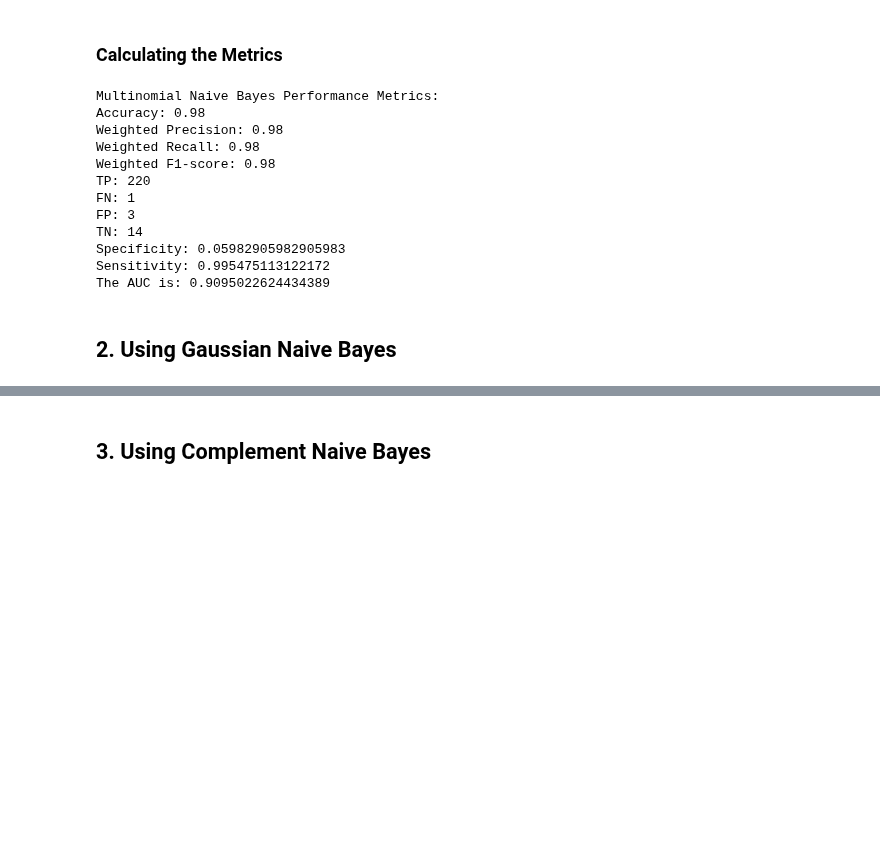
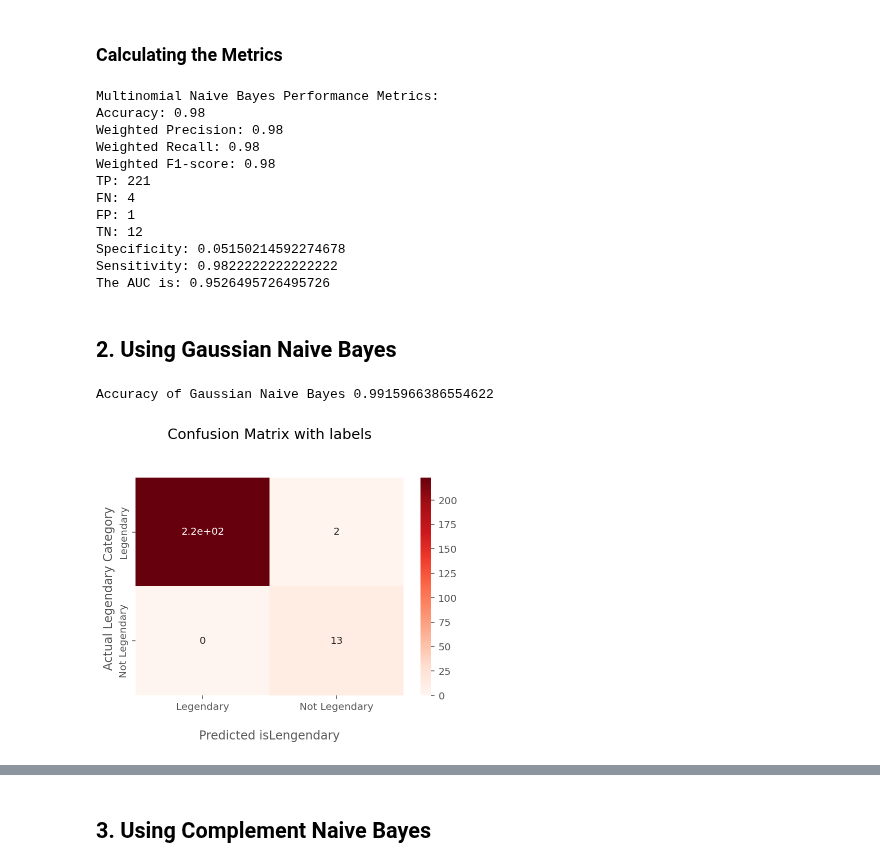
Before and after one commit to AAMAB/F21DL, a Jupyter notebook: Group17 DMML.ipynb, the cells around one changed output, grey strips where cells are left out. Saved outputs shown, nothing was run; the diff lists cells and outputs as text; code cells hidden in the pictures; blank space fills up the shorter version.

```diff
--- a/Group17 DMML.ipynb
+++ b/Group17 DMML.ipynb
@@ -774,46 +791,36 @@ plt.show()
 # %% [markdown]
 ### Calculating the Metrics
 # %%
-# Using the method evalMetric function defined in Week 3 to calculate accuracy, precision, recall, and f-1
-
-evalMetrics(y_test, predicted, "Multinomial Naive Bayes Performance Metrics: ")
-
-# Print the TP, TN, FP, FN
-TP = matrix[0,0]
-FN = matrix[0,1]
-FP = matrix[1,0]
-TN = matrix[1,1]
-
-print("TP: " + str(TP))
-print("FN: " + str(FN))
-print("FP: " + str(FP))
-print("TN: " + str(TN))
-
-
-# Calculating the specificity = TN/(TN+TP)
-specificity = TN/(TN+TP)
-print("Specificity: " + str(specificity))
-
-# Calculating the sensitivity = TP/(TP+FN)
-sensitivity = TP/(TP+FN)
-print("Sensitivity: " + str(sensitivity))
-
-# calculating the AUC
-mul_fpr, mul_tpr, threshold = roc_curve(y_test, predicted)
-mul_auc = auc(mul_fpr, mul_tpr)
-print("The AUC is: " + str(mul_auc))
+calculate_metrics(multinomial_matrix,y_test,multinomial_predicted,"Multinomial Naive Bayes Performance Metrics: ")
 # %% [output]
 Multinomial Naive Bayes Performance Metrics:
 Accuracy: 0.98
 Weighted Precision: 0.98
 Weighted Recall: 0.98
 Weighted F1-score: 0.98
-TP: 220
-FN: 1
-FP: 3
-TN: 14
-Specificity: 0.05982905982905983
-Sensitivity: 0.995475113122172
-The AUC is: 0.9095022624434389
+TP: 221
+FN: 4
+FP: 1
+TN: 12
+Specificity: 0.05150214592274678
+Sensitivity: 0.9822222222222222
+The AUC is: 0.9526495726495726
 # %% [markdown]
 ## 2. Using Gaussian Naive Bayes
+# %%
+# Training the model on the training data:
+from sklearn.naive_bayes import GaussianNB
+g_model = GaussianNB()
+g_model.fit(X_train,y_train)
+g_predicted = g_model.predict(X_test)
+# %%
+#Getting accuracy:
+g_accuracy = g_model.score(X_test,y_test)
+print("Accuracy of Gaussian Naive Bayes", g_accuracy)
+# %% [output]
+Accuracy of Gaussian Naive Bayes 0.9915966386554622
+# %%
+g_matrix = confusion_matrix(y_test, g_predicted)
+plot_matrix(g_matrix)
+# %% [output]
+[figure, added]
```
Also changed, not shown: parts of 23 cells of this notebook, 1 other file.
